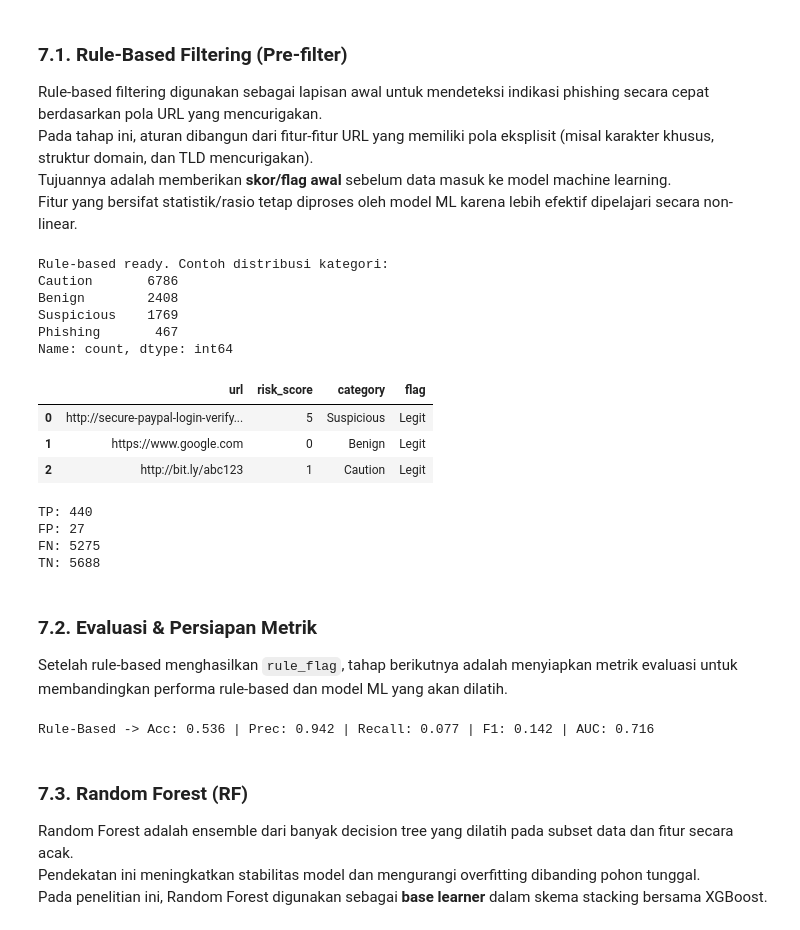
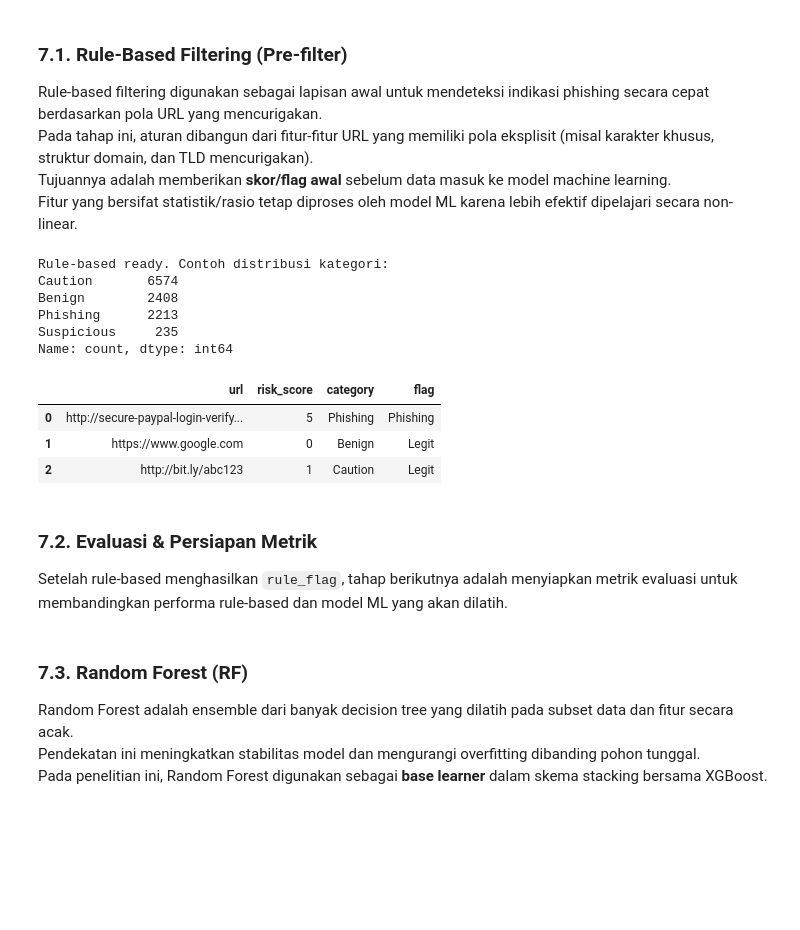
Before and after one commit to rubenmartogi/Phishing-Website-Detection-using-XGBoost-and-RFM, a Jupyter notebook: Phishing Website Detection_Models & Training.ipynb, the cells around one changed output. Saved outputs shown, nothing was run; the diff lists cells and outputs as text; code cells hidden in the pictures; blank space fills up the shorter version.

```diff
--- a/Phishing Website Detection_Models & Training.ipynb
+++ b/Phishing Website Detection_Models & Training.ipynb
@@ -245,7 +245,7 @@ def _col(c):
 
 # Buat dict Series untuk setiap kategori
 very_important = {
-    "suspecious_tld": (_col("suspecious_tld") == 1),
+    "suspicious_tld": (_col("suspicious_tld") == 1),
     "nb_at": (_col("nb_at") >= 1),
     "ip": (_col("ip") == 1),
     "nb_underscore": (_col("nb_underscore") > 3),
@@ -283,7 +283,7 @@ vi_count = pd.DataFrame(very_important).astype(int).sum(axis=1)
 imp_count = pd.DataFrame(important).astype(int).sum(axis=1)
 less_count = pd.DataFrame(less_important).astype(int).sum(axis=1)
 
-rule1_flag = (vi_count >= 2)
+rule1_flag = (vi_count >= 1)
 risk_score = (3 * vi_count) + (2 * imp_count) + (1 * less_count)
 
 rule_flag = ((rule1_flag) | (risk_score >= 7)).astype(int)
@@ -340,7 +340,7 @@ def extract_features(url):
     random_domain = 1 if entropy(domain) > 3.5 else 0
 
     features = {
-        "suspecious_tld": 1 if ext.suffix in SUSPICIOUS_TLD else 0,
+        "suspicious_tld": 1 if ext.suffix in SUSPICIOUS_TLD else 0,
         "nb_at": full.count("@"),
         "ip": ip_flag,
         "nb_underscore": full.count("_"),
@@ -370,7 +370,7 @@ def extract_features(url):
 
 def rule_based_eval(feats):
     very_important = {
-        "suspecious_tld": (feats["suspecious_tld"] == 1),
+        "suspicious_tld": (feats["suspicious_tld"] == 1),
         "nb_at": (feats["nb_at"] >= 1),
         "ip": (feats["ip"] == 1),
         "nb_underscore": (feats["nb_underscore"] > 3),
@@ -407,7 +407,7 @@ def rule_based_eval(feats):
     imp_count = sum(int(v) for v in important.values())
     less_count = sum(int(v) for v in less_important.values())
 
-    rule1_flag = (vi_count >= 2)
+    rule1_flag = (vi_count >=1)
     risk_score = (3 * vi_count) + (2 * imp_count) + (1 * less_count)
 
     rule_flag = int(rule1_flag or (risk_score >= 7))
@@ -426,58 +426,39 @@ def rule_based_eval(feats):
 
 def predict_url(url):
     feats = extract_features(url)
     score, category, flag = rule_based_eval(feats)
     return score, category, flag
 
 # daftar URL baru
 urls = [
     "http://secure-paypal-login-verify.xyz/index.php?user=abc",
     "https://www.google.com",
     "http://bit.ly/abc123"
 ]
 
 results = []
 for u in urls:
     score, category, flag = predict_url(u)
     results.append({
         "url": u,
         "risk_score": score,
         "category": category,
         "flag": "Phishing" if flag == 1 else "Legit"
     })
 
 df_results = pd.DataFrame(results)
 df_results
 # %% [output]
 Rule-based ready. Contoh distribusi kategori:
-Caution       6786
+Caution       6574
 Benign        2408
-Suspicious    1769
-Phishing       467
+Phishing      2213
+Suspicious     235
 Name: count, dtype: int64
 |  | url | risk_score | category | flag |
-| 0 | http://secure-paypal-login-verify... | 5 | Suspicious | Legit |
+| 0 | http://secure-paypal-login-verify... | 5 | Phishing | Phishing |
 | 1 | https://www.google.com | 0 | Benign | Legit |
 | 2 | http://bit.ly/abc123 | 1 | Caution | Legit |
-# %%
-rule_flag = ((rule1_flag) | (risk_score >= 7)).astype(int)
-
-from sklearn.metrics import confusion_matrix
-
-y_true = data["label"]  # 1=phishing, 0=benign
-y_pred = rule_flag
-
-tn, fp, fn, tp = confusion_matrix(y_true, y_pred).ravel()
-
-print("TP:", tp)
-print("FP:", fp)
-print("FN:", fn)
-print("TN:", tn)
-# %% [output]
-TP: 440
-FP: 27
-FN: 5275
-TN: 5688
 # %% [markdown]
 ### **7.2. Evaluasi & Persiapan Metrik**
 Setelah rule‑based menghasilkan `rule_flag`, tahap berikutnya adalah menyiapkan metrik evaluasi untuk membandingkan performa rule‑based dan model ML yang akan dilatih.
@@ -491,23 +472,6 @@ from sklearn.metrics import (
     roc_auc_score
 
 )
-# %%
-y_true = data["label"]
-y_pred = rule_flag
-
-acc_rb = accuracy_score(y_true, y_pred)
-prec_rb = precision_score(y_true, y_pred, zero_division=0)
-rec_rb = recall_score(y_true, y_pred, zero_division=0)
-f1_rb = f1_score(y_true, y_pred, zero_division=0)
-auc_rb = roc_auc_score(y_true, risk_score)
-
-print("Rule-Based -> Acc:", round(acc_rb, 3),
-      "| Prec:", round(prec_rb, 3),
-      "| Recall:", round(rec_rb, 3),
-      "| F1:", round(f1_rb, 3),
-      "| AUC:", round(auc_rb, 3))
-# %% [output]
-Rule-Based -> Acc: 0.536 | Prec: 0.942 | Recall: 0.077 | F1: 0.142 | AUC: 0.716
 # %%
 # Creating holders to store the model performance results
 ML_Model = []
```
Also changed, not shown: parts of 13 cells of this notebook, 14 other files.
